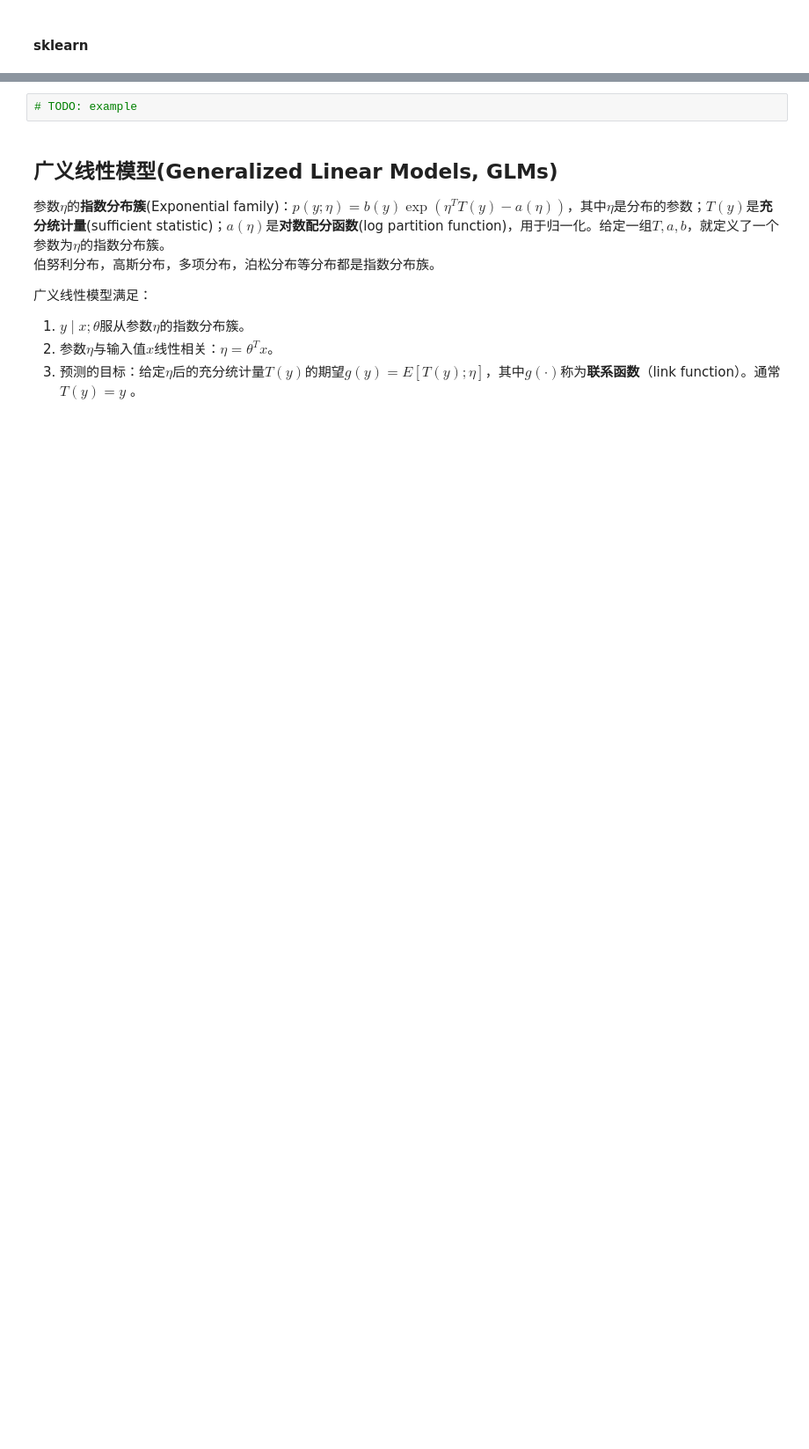
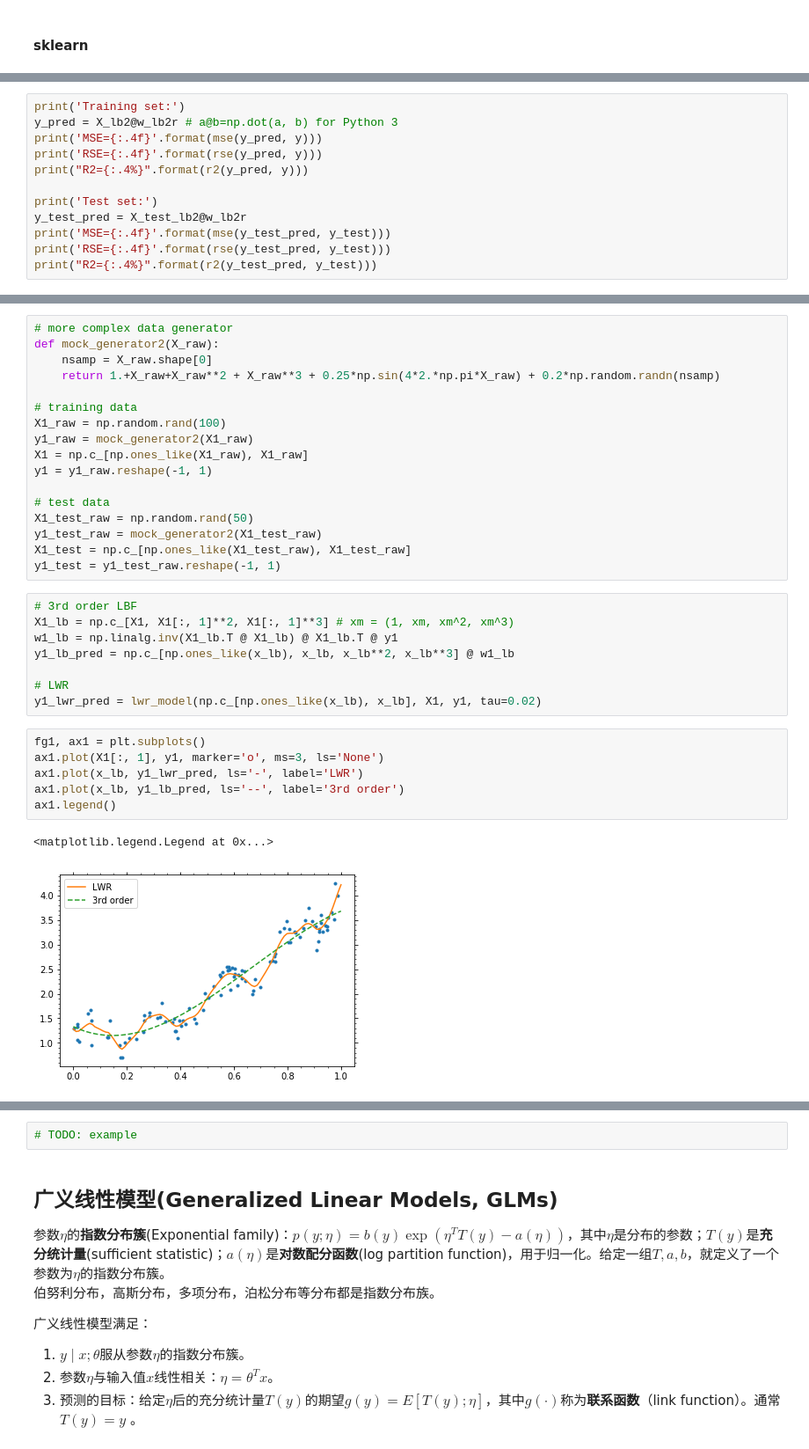
Before and after one commit to szqtc/MyMachineLearningNotes, a Jupyter notebook: 1_LinearRegression.ipynb, the cells around one changed output, grey strips where cells are left out. Shown: that part at 88% size. Drawn from its saved outputs; the diff is of its cells as text; blank space fills up the shorter version.

```diff
--- a/1_LinearRegression.ipynb
+++ b/1_LinearRegression.ipynb
@@ -143,0 +270,12 @@ print(lin2.intercept_, lin2.coef_) # b, w
+# %%
+print('Training set:')
+y_pred = X_lb2@w_lb2r # a@b=np.dot(a, b) for Python 3
+print('MSE={:.4f}'.format(mse(y_pred, y)))
+print('RSE={:.4f}'.format(rse(y_pred, y)))
+print("R2={:.4%}".format(r2(y_pred, y)))
+
+print('Test set:')
+y_test_pred = X_test_lb2@w_lb2r
+print('MSE={:.4f}'.format(mse(y_test_pred, y_test)))
+print('RSE={:.4f}'.format(rse(y_test_pred, y_test)))
+print("R2={:.4%}".format(r2(y_test_pred, y_test)))
@@ -143,0 +334,34 @@ print(lin2.intercept_, lin2.coef_) # b, w
+# %%
+# more complex data generator
+def mock_generator2(X_raw):
+    nsamp = X_raw.shape[0]
+    return 1.+X_raw+X_raw**2 + X_raw**3 + 0.25*np.sin(4*2.*np.pi*X_raw) + 0.2*np.random.randn(nsamp)
+
+# training data
+X1_raw = np.random.rand(100)
+y1_raw = mock_generator2(X1_raw)
+X1 = np.c_[np.ones_like(X1_raw), X1_raw]
+y1 = y1_raw.reshape(-1, 1)
+
+# test data
+X1_test_raw = np.random.rand(50)
+y1_test_raw = mock_generator2(X1_test_raw)
+X1_test = np.c_[np.ones_like(X1_test_raw), X1_test_raw]
+y1_test = y1_test_raw.reshape(-1, 1)
+# %%
+# 3rd order LBF
+X1_lb = np.c_[X1, X1[:, 1]**2, X1[:, 1]**3] # xm = (1, xm, xm^2, xm^3)
+w1_lb = np.linalg.inv(X1_lb.T @ X1_lb) @ X1_lb.T @ y1
+y1_lb_pred = np.c_[np.ones_like(x_lb), x_lb, x_lb**2, x_lb**3] @ w1_lb
+
+# LWR
+y1_lwr_pred = lwr_model(np.c_[np.ones_like(x_lb), x_lb], X1, y1, tau=0.02)
+# %%
+fg1, ax1 = plt.subplots()
+ax1.plot(X1[:, 1], y1, marker='o', ms=3, ls='None')
+ax1.plot(x_lb, y1_lwr_pred, ls='-', label='LWR')
+ax1.plot(x_lb, y1_lb_pred, ls='--', label='3rd order')
+ax1.legend()
+# %% [output]
+<matplotlib.legend.Legend at 0x...>
+[figure, added]
```
Also changed, not shown: parts of 37 cells of this notebook, 1 other file.
